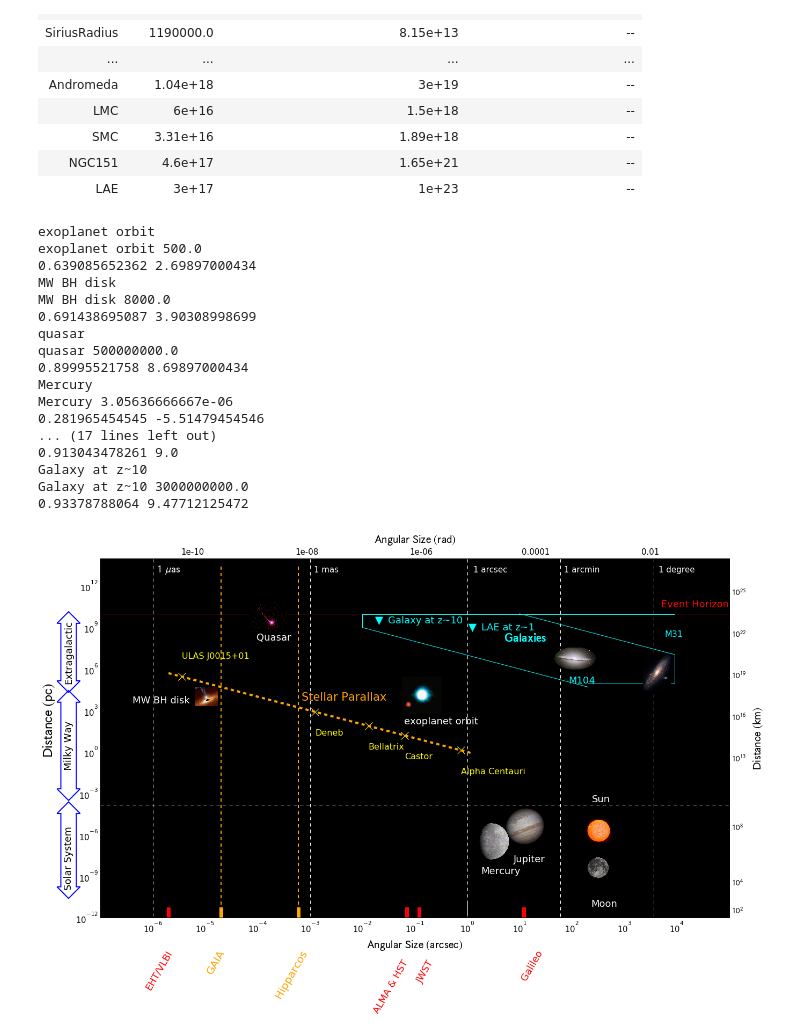
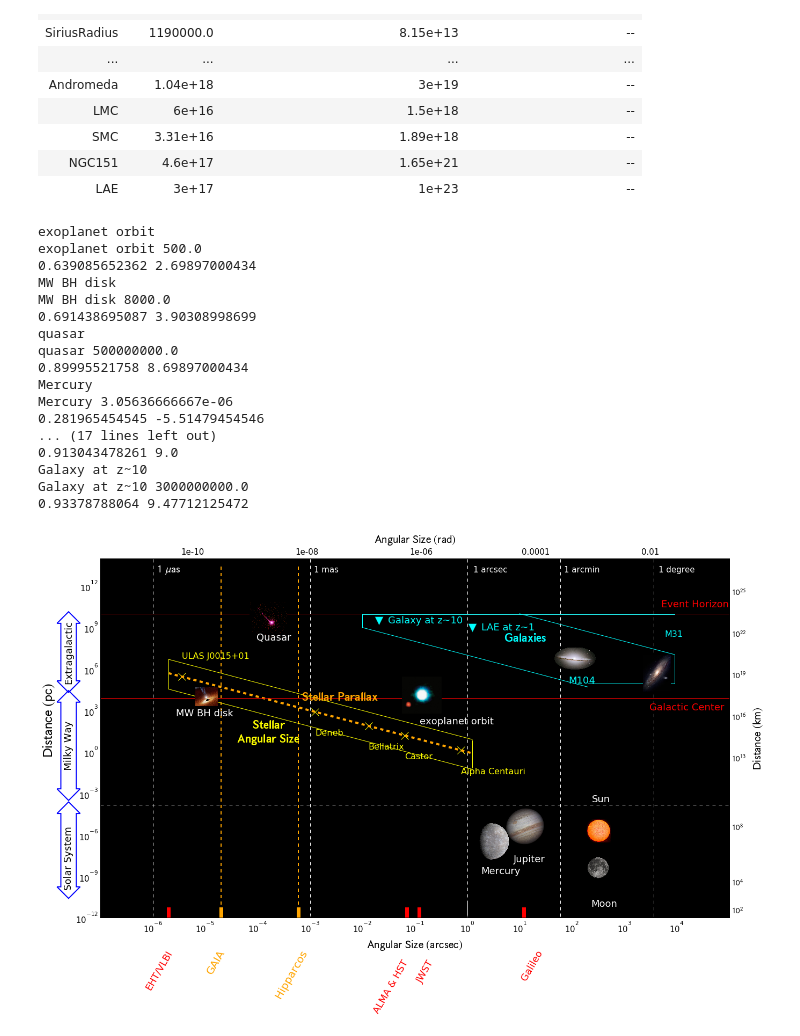
Before and after one commit to adelave1/171.618-plot, a Jupyter notebook: angular_size_plots2.ipynb, the cells around one changed output. Cells and saved outputs as stored; diff of their text form; code cells hidden in the pictures.

```diff
--- a/angular_size_plots2.ipynb
+++ b/angular_size_plots2.ipynb
@@ -284,12 +284,12 @@ for i in range(len(keys)):
         continue
 
     elif keys[i] == 'MW BH disk':
-        ax.text(float(obj[0])/100.0, y/2.5, keys[i], color='white', size=lbl_ft_sz)
+        ax.text(float(obj[0])/15.0, y/20, keys[i], color='white', size=lbl_ft_sz)
         plt.imshow(data, interpolation='nearest')
         plt.setp(sp, yticks=[], xticks=[])
         continue
     elif keys[i] == 'exoplanet orbit':
-        ax.text(float(obj[0])/4.0, y/5.0, keys[i], color='white', size=lbl_ft_sz)
+        ax.text(float(obj[0])/2.0, y/5.0, keys[i], color='white', size=lbl_ft_sz)
         plt.imshow(data, interpolation='nearest')
         plt.setp(sp, yticks=[], xticks=[])
         continue
@@ -319,7 +319,7 @@ for i in range(len(keys)):
     ax.text(float(obj[0])/3.0, y/2000.0, keys[i], color='white', size=lbl_ft_sz)
 
 ax.plot(np.linspace(2e-6, 1.25, 50), 1.0/np.linspace(2e-6, 1.25, 50), '--',color='orange', lw=4 )
-ax.text(7e-4, 4.0/8e-4, 'Stellar Parallax', color='orange', size=lbl_ft_sz+3)
+ax.text(7e-4, 4.0/8e-4, r'$\mathbf{Stellar \ Parallax}$', color='orange', size=lbl_ft_sz+4)
 
 ax.plot(np.zeros(5)+2e-5, np.linspace(1e-12, 3e13,5),'--', color='orange', lw=2)
 ax.plot(np.zeros(5)+6e-4, np.linspace(1e-12, 3e13,5),'--', color='orange', lw=2)
@@ -340,6 +340,8 @@ ax.plot([1e-7, 1e+5],[1.5e-4,1.5e-4],'w--')
 #ax.text(0.5e4, 9e-4, 'Solar System', color='r',size=lbl_ft_sz)
 #ax.text(0.5e4, 6e3, 'MW Border', color='r',size=lbl_ft_sz)
 ax.text(0.5e4, 3e10, 'Event Horizon', color='r',size=lbl_ft_sz)
+ax.plot([1e-7, 1e+5], [8e3, 8e3], 'r-')
+ax.text(3e3, 1e3, 'Galactic Center', color='r', size=lbl_ft_sz)
 
 
 bbox_props = dict(boxstyle="darrow,pad=0.3", fc="none", ec="b", lw=2)
@@ -371,33 +373,40 @@ ax2.text(2e-5/2.0, 0.05, 'GAIA', color='orange', size=lbl_ft_sz+2, rotation='60'
 ax2.text(6e-4/3.0, 0.05, 'Hipparcos', color='orange', size=lbl_ft_sz+2, rotation='60' )
 
 ax.plot([12,12],[1e-12, 4.5e-12], color='red', lw=7)
 ax.plot([2e-6,2e-6],[1e-12, 4.5e-12], color='red', lw=7)
 ax.plot([0.07,0.07],[1e-12, 4.5e-12], color='red', lw=7)
 ax.plot([0.12,0.12],[1e-12, 4.5e-12], color='red', lw=7)
 ax.plot([2e-5,2e-5],[1e-12, 4.5e-12], color='orange', lw=7)
 ax.plot([6e-4,6e-4],[1e-12, 4.5e-12], color='orange', lw=7)
 
+ax.plot(np.linspace(2e-6, 1.25e0, 6),1e1/np.linspace(2e-6, 1.25e0, 6), '-',color='yellow')
+ax.plot([2e-6, 2e-6],[4e4,5e6], '-',color='yellow')
+ax.plot(np.linspace(2e-6, 1.25e0, 6),7e-2/np.linspace(2e-6, 1.25e0, 6), '-',color='yellow')
+ax.plot([1.25e0, 1.25e0] , [7e-2,7e0], '-',color='yellow')
+ax.text(8e-5,5e1, '$\mathbf{Stellar}$', color='yellow', size=lbl_ft_sz+4)
+ax.text(4e-5,5e0, '$\mathbf{Angular \ Size}$', color='yellow', size=lbl_ft_sz+4)
+
 plt.savefig('sotzen_wang_delavega_171_618_plot4.jpg', format='jpg', dpi=120, bbox_inches='tight')
 
 plt.show() # show plot
 # %% [output]
 exoplanet orbit
 exoplanet orbit 500.0
 0.639085652362 2.69897000434
 MW BH disk
 MW BH disk 8000.0
 0.691438695087 3.90308998699
 quasar
 quasar 500000000.0
 0.89995521758 8.69897000434
 Mercury
 Mercury 3.05636666667e-06
 0.281965454545 -5.51479454546
 ... (17 lines left out)
 0.913043478261 9.0
 Galaxy at z~10
 Galaxy at z~10 3000000000.0
 0.93378788064 9.47712125472
-[figure, old version]
+[figure, new version]
 # %%
 0
```
Also changed, not shown: 1 other file.
